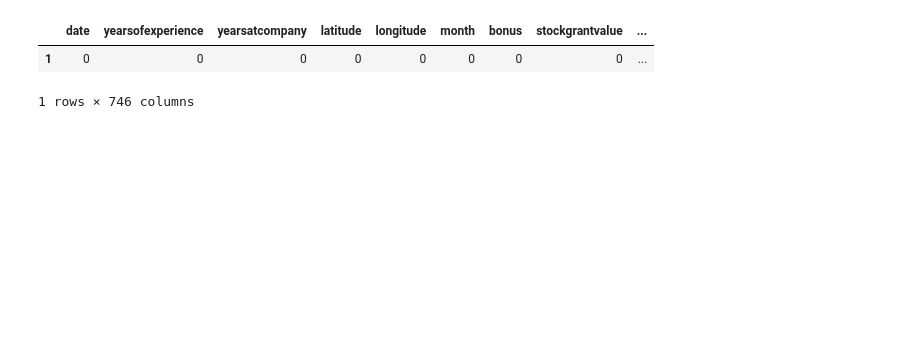
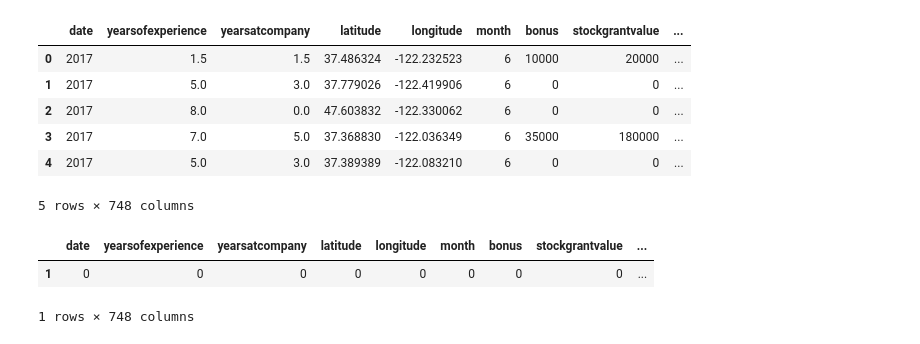
Before and after one commit to dianeooty/datascience_salary, a Jupyter notebook: datasciencesalaries__RFRegressor_86_bonus_stock_for_html.ipynb, the cells around one changed output. Saved outputs shown, nothing was run; the diff lists cells and outputs as text; code cells hidden in the pictures; blank space fills up the shorter version.

```diff
--- a/datasciencesalaries__RFRegressor_86_bonus_stock_for_html.ipynb
+++ b/datasciencesalaries__RFRegressor_86_bonus_stock_for_html.ipynb
@@ -520,3 +41,14 @@ reduced_df_input_example = [ 'Amazon', 2018, 'Sofeware Engineer',  'Male', 'L4',
+# %%
+dummies_df = dummies_df.drop(columns=['Unnamed: 0', 'totalyearlycompensation'])
+dummies_df.head()
+# %% [output]
+|  | date | yearsofexperience | yearsatcompany | latitude | longitude | month | bonus | stockgrantvalue | ... |
+| 0 | 2017 | 1.5 | 1.5 | 37.486324 | -122.232523 | 6 | 10000 | 20000 | ... |
+| 1 | 2017 | 5.0 | 3.0 | 37.779026 | -122.419906 | 6 | 0 | 0 | ... |
+| 2 | 2017 | 8.0 | 0.0 | 47.603832 | -122.330062 | 6 | 0 | 0 | ... |
+| 3 | 2017 | 7.0 | 5.0 | 37.368830 | -122.036349 | 6 | 35000 | 180000 | ... |
+| 4 | 2017 | 5.0 | 3.0 | 37.389389 | -122.083210 | 6 | 0 | 0 | ... |
+5 rows × 748 columns
 # %%
 # have to run inputs throught get dummies_df, maybe set all 700+ values to zero and then just change individual values based on the input
 #maybe do throught for loop
@@ -535,12 +67,11 @@ blank_dummies_df=blank_dummies_df.T
 blank_dummies_df=blank_dummies_df.set_axis([dummies_df_columns_list], axis=1, inplace=False)
 #drop row with columns names
 blank_dummies_df=blank_dummies_df.drop([0])
-blank_dummies_df=blank_dummies_df.drop(columns=["totalyearlycompensation"])
 blank_dummies_df
 # %% [output]
 |  | date | yearsofexperience | yearsatcompany | latitude | longitude | month | bonus | stockgrantvalue | ... |
 | 1 | 0 | 0 | 0 | 0 | 0 | 0 | 0 | 0 | ... |
-1 rows × 746 columns
+1 rows × 748 columns
 # %%
 reduced_df_input_example = [ 'Amazon', 2018, 'Sofeware Engineer',  'Male', 'L4',
        0, 0, 47.603832, -122.330062, 3, 0, 0]
```
Also changed, not shown: parts of 51 cells of this notebook.
